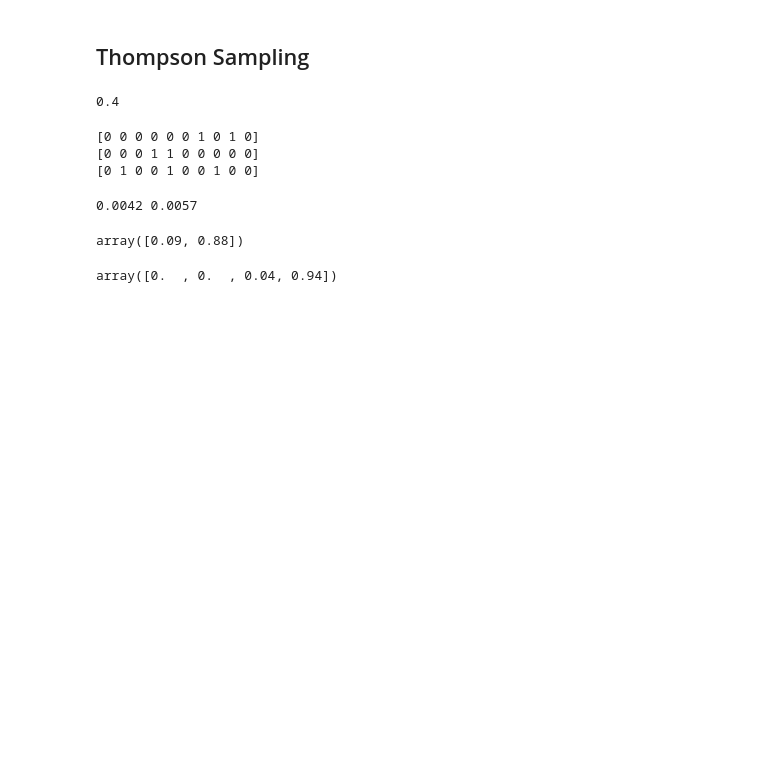
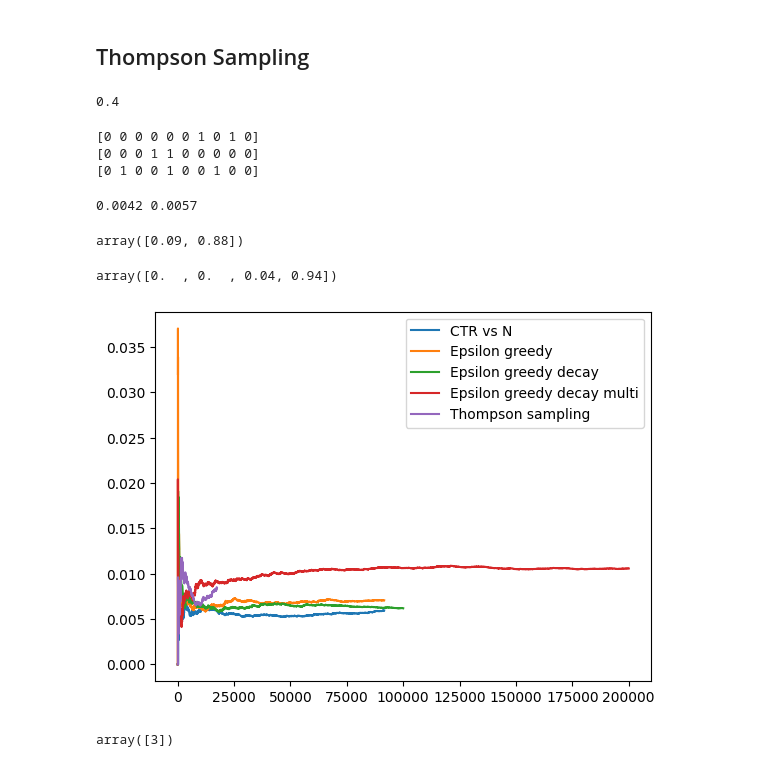
Before and after one commit to alextanhongpin/python-experimentation-for-engineers, a Jupyter notebook: 03_multi_armed_bandits.v2.ipynb, the cells around one changed output. Drawn from its saved outputs; the diff is of its cells as text; code cells hidden in the pictures; blank space fills up the shorter version.

Commit message:
chore: complete thompson sampling

```diff
--- a/03_multi_armed_bandits.v2.ipynb
+++ b/03_multi_armed_bandits.v2.ipynb
@@ -391,0 +440,50 @@ def rpm_select_arm(I_clickeds):
+# %%
+def thompson_sampling():
+    k = 4
+    num_bs_means = 100
+    p_stop = 0.95
+    smallest_sum_difference = 1
+    prac_sig = 0.001
+
+    min_samples_per_arm = smallest_sum_difference / prac_sig
+    obs = [OnlineBootstrap(num_bs_means) for _ in range(k)]
+    sum_clicks = 0.0
+    num_ads = 0.0
+    ctr_vs_n = []
+
+    n = 0
+    while True:
+        num_samples_per_arm = [ob.count() for ob in obs]
+        i_too_few = np.where(np.array(num_samples_per_arm) < min_samples_per_arm)[0]
+        if len(i_too_few) > 0:
+            i_selected = np.random.choice(i_too_few)
+        else:
+            i_selected = rpm_select_arm_ob(obs)
+        i_clicked = measure_arm(i_selected)
+        obs[i_selected].append(i_clicked)
+        sum_clicks += i_clicked
+        num_ads += 1
+        ctr_vs_n.append(sum_clicks / num_ads)
+
+        n += 1
+        if len(i_too_few) == 0 and n % 100 == 0:
+            p_bests = estimate_pbest_ob(obs)
+            i_best_arm = np.where(p_bests == p_bests.max())[0]
+            if len(i_best_arm) == 1 and p_bests.max() > p_stop:
+                break
+
+    return ctr_vs_n, i_best_arm
+# %%
+ctr_vs_n_thompson_sampling, i_best_arm = thompson_sampling()
+plt.plot(ctr_vs_n, label="CTR vs N")
+plt.plot(ctr_vs_n_greedy, label="Epsilon greedy")
+plt.plot(ctr_vs_n_greedy_decay, label="Epsilon greedy decay")
+plt.plot(ctr_vs_n_greedy_decay_multi, label="Epsilon greedy decay multi")
+plt.plot(ctr_vs_n_thompson_sampling, label="Thompson sampling")
+plt.legend();
+# %% [output]
+[figure, added]
+# %%
+i_best_arm
+# %% [output]
+array([3])
```
Also changed, not shown: parts of 3 cells of this notebook, 2 other files.
